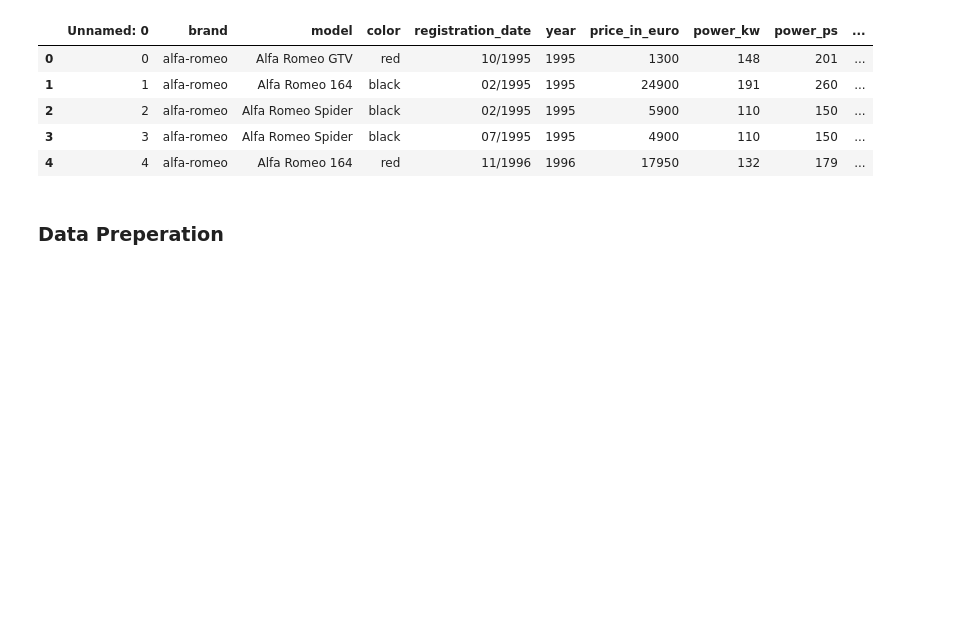
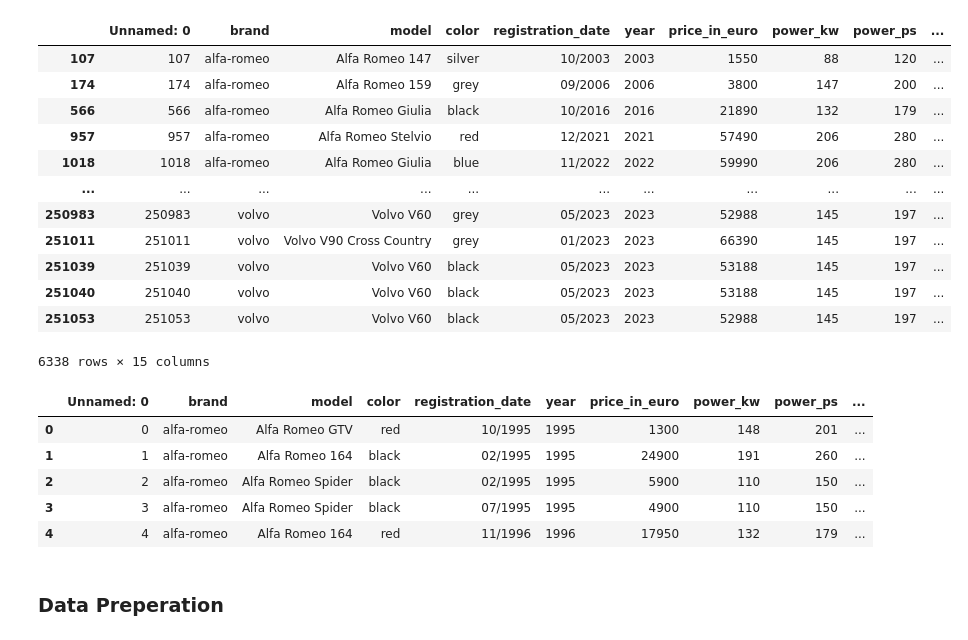
Before and after one commit to kiljos/data_mining, a Jupyter notebook: EDA/data_analysis.ipynb, the cells around one changed output. Saved outputs shown, nothing was run; the diff lists cells and outputs as text; code cells hidden in the pictures; blank space fills up the shorter version.

```diff
--- a/EDA/data_analysis.ipynb
+++ b/EDA/data_analysis.ipynb
@@ -6,6 +6,29 @@ import seaborn as sns
 plt.style.use('ggplot')
 # %%
 df = pd.read_csv('../data.csv')
+# %%
+yearsToFilter = list(df['year'].unique()[:29])  # wegen Scraping Fehler
+filt = [val in yearsToFilter for val in df['year']]
+df = df[filt]
+# %%
+df[df.duplicated(subset= ['brand', 'model', 'color', 'registration_date', 'year',
+       'price_in_euro', 'power_kw', 'power_ps', 'transmission_type',
+       'fuel_type', 'fuel_consumption_l_100km', 'fuel_consumption_g_km',
+       'mileage_in_km', 'offer_description'])]
+# %% [output]
+|  | Unnamed: 0 | brand | model | color | registration_date | year | price_in_euro | power_kw | power_ps | ... |
+| 107 | 107 | alfa-romeo | Alfa Romeo 147 | silver | 10/2003 | 2003 | 1550 | 88 | 120 | ... |
+| 174 | 174 | alfa-romeo | Alfa Romeo 159 | grey | 09/2006 | 2006 | 3800 | 147 | 200 | ... |
+| 566 | 566 | alfa-romeo | Alfa Romeo Giulia | black | 10/2016 | 2016 | 21890 | 132 | 179 | ... |
+| 957 | 957 | alfa-romeo | Alfa Romeo Stelvio | red | 12/2021 | 2021 | 57490 | 206 | 280 | ... |
+| 1018 | 1018 | alfa-romeo | Alfa Romeo Giulia | blue | 11/2022 | 2022 | 59990 | 206 | 280 | ... |
+| ... | ... | ... | ... | ... | ... | ... | ... | ... | ... | ... |
+| 250983 | 250983 | volvo | Volvo V60 | grey | 05/2023 | 2023 | 52988 | 145 | 197 | ... |
+| 251011 | 251011 | volvo | Volvo V90 Cross Country | grey | 01/2023 | 2023 | 66390 | 145 | 197 | ... |
+| 251039 | 251039 | volvo | Volvo V60 | black | 05/2023 | 2023 | 53188 | 145 | 197 | ... |
+| 251040 | 251040 | volvo | Volvo V60 | black | 05/2023 | 2023 | 53188 | 145 | 197 | ... |
+| 251053 | 251053 | volvo | Volvo V60 | black | 05/2023 | 2023 | 52988 | 145 | 197 | ... |
+6338 rows × 15 columns
 # %%
 df.head()
 # %% [output]
```
Also changed, not shown: 6 other files.
